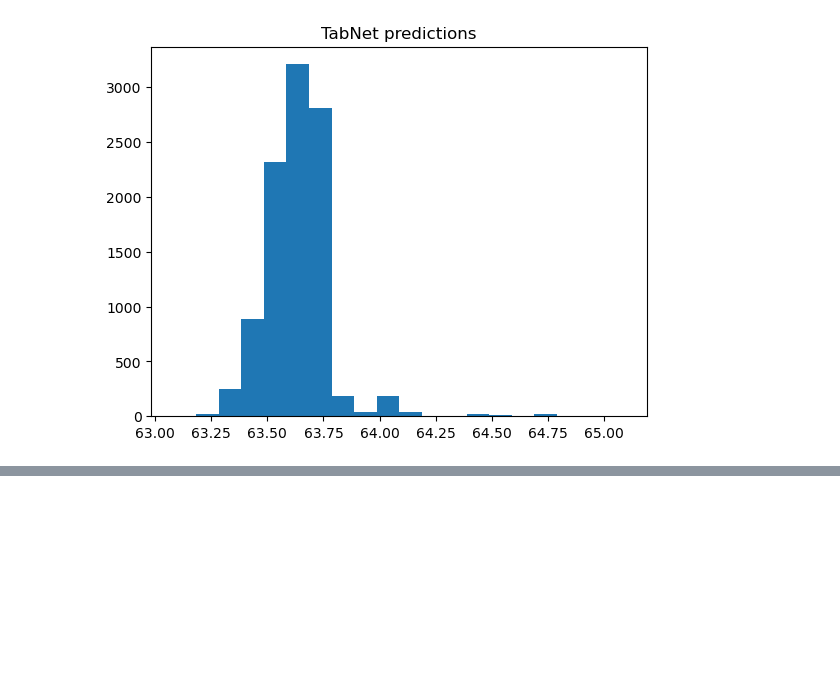
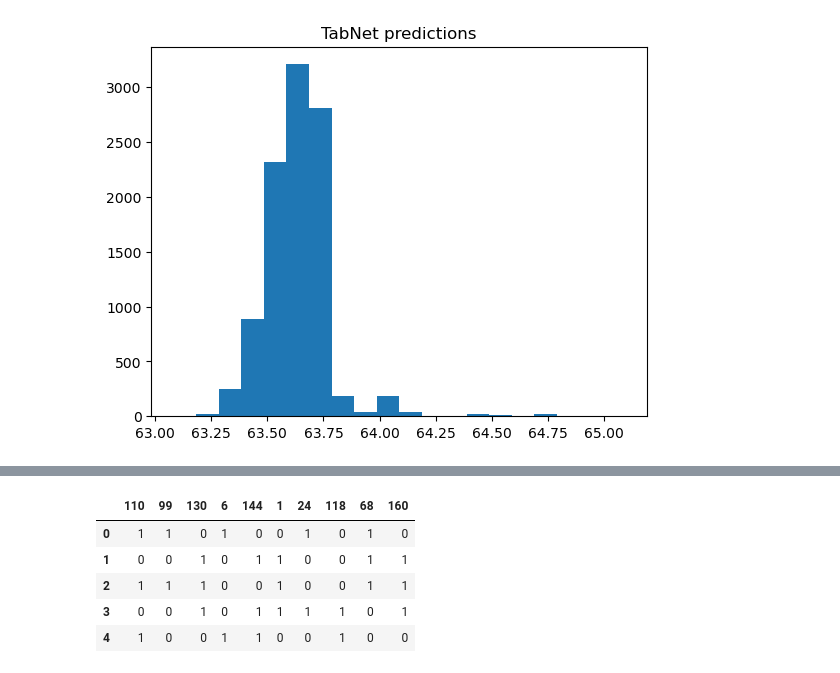
Before and after one commit to mijanr/TabSurvey, a Jupyter notebook: Correlation study.ipynb, the cells around one changed output, grey strips where cells are left out. Drawn from its saved outputs; the diff is of its cells as text; code cells hidden in the pictures; blank space fills up the shorter version.

```diff
--- a/Correlation study.ipynb
+++ b/Correlation study.ipynb
@@ -472,0 +588,12 @@ plt.show()
+# %%
+#take 160th column to the end
+target = df.iloc[:,160:]
+df_selected = pd.concat([df_selected.drop(columns=160), target], axis=1)
+df_selected.head()
+# %% [output]
+|  | 110 | 99 | 130 | 6 | 144 | 1 | 24 | 118 | 68 | 160 |
+| 0 | 1 | 1 | 0 | 1 | 0 | 0 | 1 | 0 | 1 | 0 |
+| 1 | 0 | 0 | 1 | 0 | 1 | 1 | 0 | 0 | 1 | 1 |
+| 2 | 1 | 1 | 1 | 0 | 0 | 1 | 0 | 0 | 1 | 1 |
+| 3 | 0 | 0 | 1 | 0 | 1 | 1 | 1 | 1 | 0 | 1 |
+| 4 | 1 | 0 | 0 | 1 | 1 | 0 | 0 | 1 | 0 | 0 |
```
Also changed, not shown: parts of 14 cells of this notebook.
